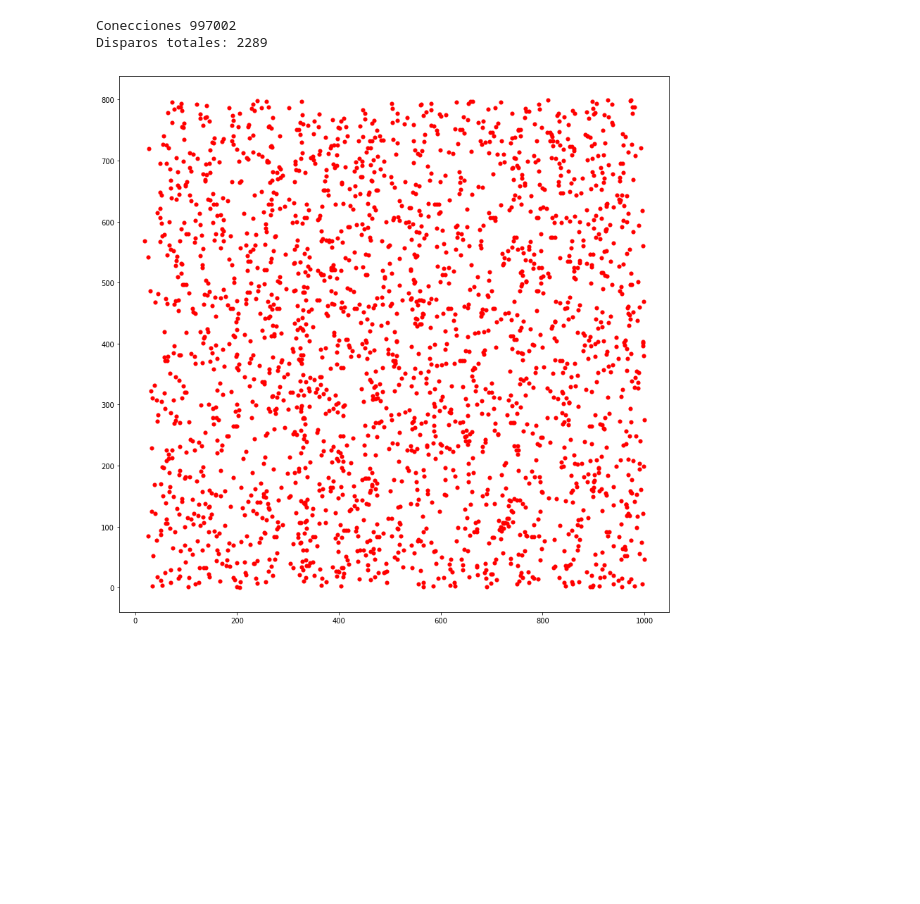
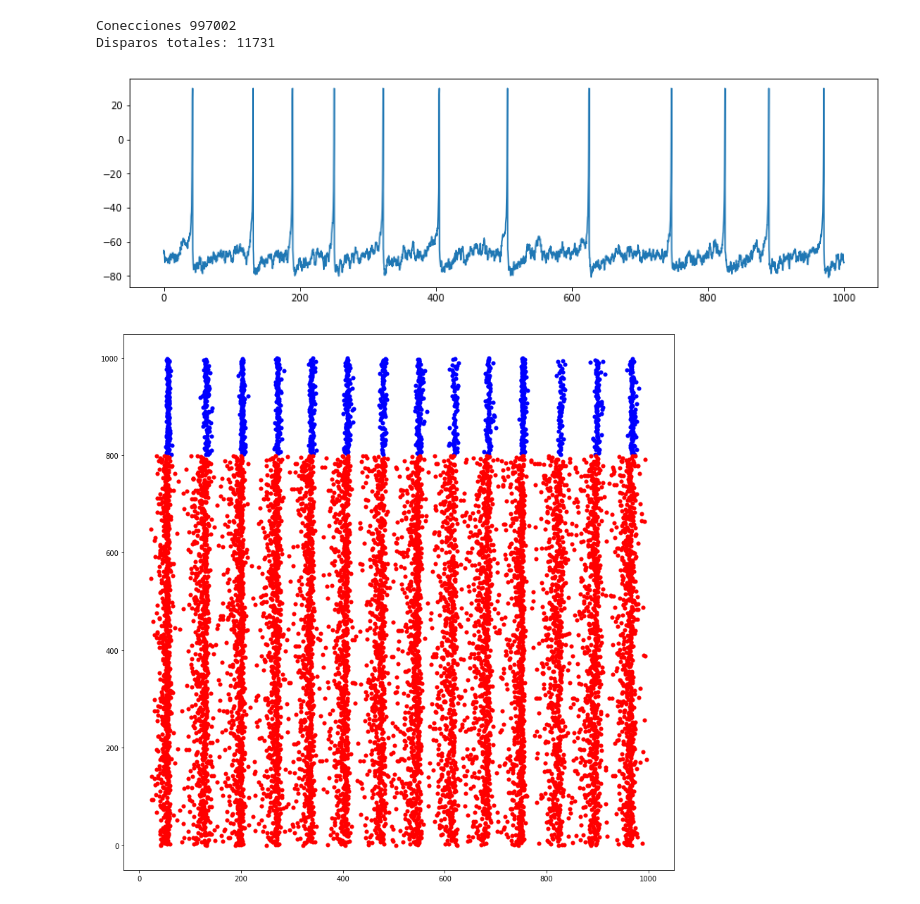
Before and after one commit to fedebrasburg/simple-model-of-spiking-neurons, a Jupyter notebook: Compuesto.ipynb, the cells around one changed output. Saved outputs shown, nothing was run; the diff lists cells and outputs as text; code cells hidden in the pictures; blank space fills up the shorter version.

```diff
--- a/Compuesto.ipynb
+++ b/Compuesto.ipynb
@@ -52,10 +52,13 @@ class Neurona:
 
     def prepararAvanzar(self):
         i = len(self.v) - 1
-        if self.v[i] > 30:
-            for n in self.adyacentes: n.neurona.spike(n.intensidad)
+        if self.v[i] == 30:
             self.v[i] = self.c
             self.u[i] += self.d
+            return
+        if self.v[i] > 30:
+            self.v[i] = 30
+            for n in self.adyacentes: n.neurona.spike(n.intensidad)
             self.disparos.append(1)
         else:
             self.disparos.append(0)
@@ -63,6 +66,10 @@ class Neurona:
     def avanzar(self):
         i = len(self.v) - 1
         self.time.append(i*h)
+        if self.v[i] == 30:
+            self.v.append(self.v[i])
+            self.u.append(self.u[i])
+            return
         v, u = nextPoint(self.v[i], self.u[i], self.I)
         self.v.append(v)
         self.u.append(u)
@@ -140,37 +147,38 @@ for neurona in neuronas:
 print("Disparos totales: " + str(disparosTotales))
 
 # Grafico con todas las neuronas
 # plt.subplots(figsize=(14,4))
 # for neurona in sistema.getNeuronas():
 #     plt.plot(neurona.getTime(), neurona.getV())
 
 # Grafico con una neurona
-# plt.subplots(figsize=(14,4))
-# neurona = sistema.getNeuronas()[0]
-# plt.plot(neurona.getTime(), neurona.getV())
+plt.subplots(figsize=(14,4))
+neurona = sistema.getNeuronas()[0]
+plt.plot(neurona.getTime(), neurona.getV())
 
 Xex = []
 Yex = []
 Xin = []
 Yin = []
 for neurona in sistema.getNeuronas():
     i = 0
     for d in neurona.disparos:
         if d == 1:
             id = neurona.getId()
             if (id >= nExitatorias):
                 Xex.append(neurona.getTime()[i])
                 Yex.append(id)
             else:
                 Xin.append(neurona.getTime()[i])
                 Yin.append(id)
         i+= 1
 
 plt.subplots(figsize=(14,14))
-plt.scatter(Xex, Yex, color='b',linewidths=0.1)
-plt.scatter(Xin, Yin, color='r',linewidths=0.1)
+plt.scatter(Xex, Yex, color='b',linewidth=0.1)
+plt.scatter(Xin, Yin, color='r',linewidth=0.1)
 plt.show()
 # %% [output]
 Conecciones 997002
-Disparos totales: 2289
+Disparos totales: 11731
-[figure, old version]
+[figure, new version]
+[figure, added]
```
Also changed, not shown: 2 other files.
